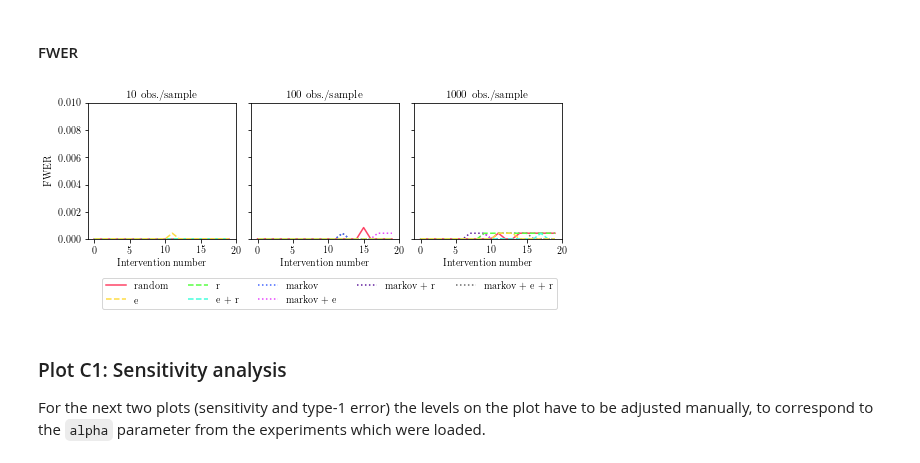
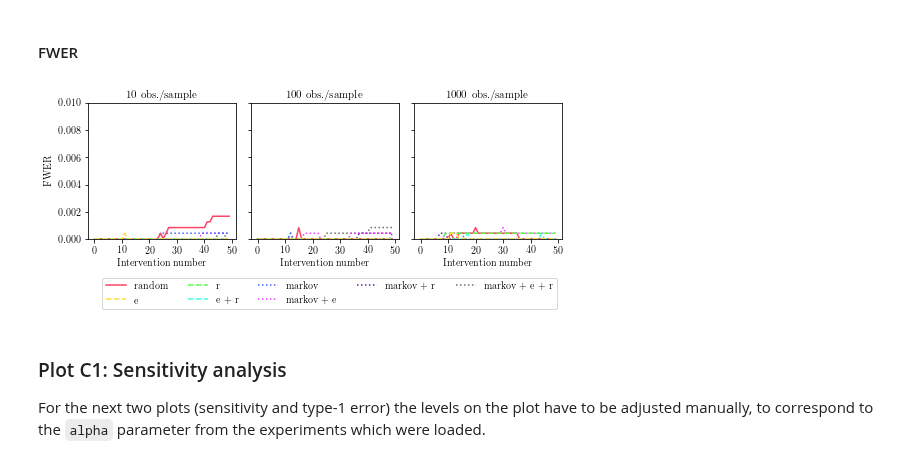
Before and after one commit to juangamella/aicp, a Jupyter notebook: plots_finite.ipynb, the cells around one changed output. Drawn from its saved outputs; the diff is of its cells as text; code cells hidden in the pictures.

```diff
--- a/plots_finite.ipynb
+++ b/plots_finite.ipynb
@@ -281,41 +281,41 @@ plt.savefig('figures/jac_sim_finite_20_iter.pdf', bbox_inches='tight')
 gs = gridspec.GridSpec(1, 3, wspace=0.10, hspace=0.15)
 plt.figure(figsize=(8.5,2.5))
 
-plot_iter = 20
+plot_iter = 50
 x_axis = np.arange(0, plot_iter)
 linestyle = ['-', '--', '--', '--', ':', ':', ':', ':', ':']
 zorder = [1,4,2,3,-1,-2,-3,-4,-5]
 
 plots = zip(Type1Errors, Trajectories, [10, 100, 1000])
 
 ##############################
 for i, (all_error_trajectories, jacc_trajectories, sample_size) in enumerate(plots):
     plt.subplot(gs[i])
     ax = plt.gca()
     errors = np.ones((P, N*runs, max_iter+1))
     for j, (policy_trajectories, policy_jacc_trajectories) in enumerate(zip(all_error_trajectories.values(), jacc_trajectories.values())):
         for k, (trajectory, jacc_trajectory) in enumerate(zip(policy_trajectories, policy_jacc_trajectories)):
             n = min(plot_iter, len(trajectory))
             errors[j, k, 0:n] = trajectory[0:n]
 #             if sum(1- errors[j, k, 0:n]) !=0:
 #                 print(k)
 #                 print(trajectory)
 #                 print(jacc_trajectory)
 #                 # case where estimate gets worse over time in terms of Jaccard sim.
     mean = np.mean(1 - errors, axis=1)
     # Plot FWER for each policy
     for j,name in enumerate(names):
         ax.plot(x_axis, mean[j,x_axis], label=name, linewidth=1.5, linestyle = linestyle[j], color=colors[j], zorder=zorder[j])
     ax.text(0.5,1.04,"%d obs./sample" % sample_size, transform=ax.transAxes, fontsize=11, ha="center")
     ax.set_yticklabels([]) if i % 3 != 0 else None
-    ax.set_xticks([0,5,10,15,20])
+    ax.set_xticks(range(0,51,10))
     plt.ylim([0, 0.01])
     plt.ylabel("FWER") if i % 3 == 0 else None
     plt.xlabel("Intervention number")
 ax.legend(prop=fontP, ncol=5, bbox_to_anchor=(1, -.25))
 plt.savefig('figures/fwer_main.pdf', bbox_inches='tight')
 # %% [output]
-[figure, old version]
+[figure, new version]
 # %% [markdown]
 ### Plot C1: Sensitivity analysis
 
```
Also changed, not shown: 3 other files.
